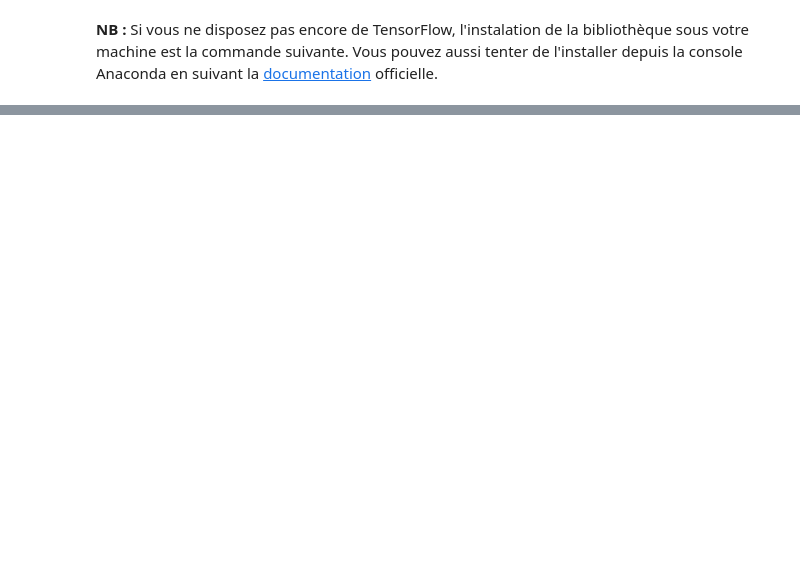
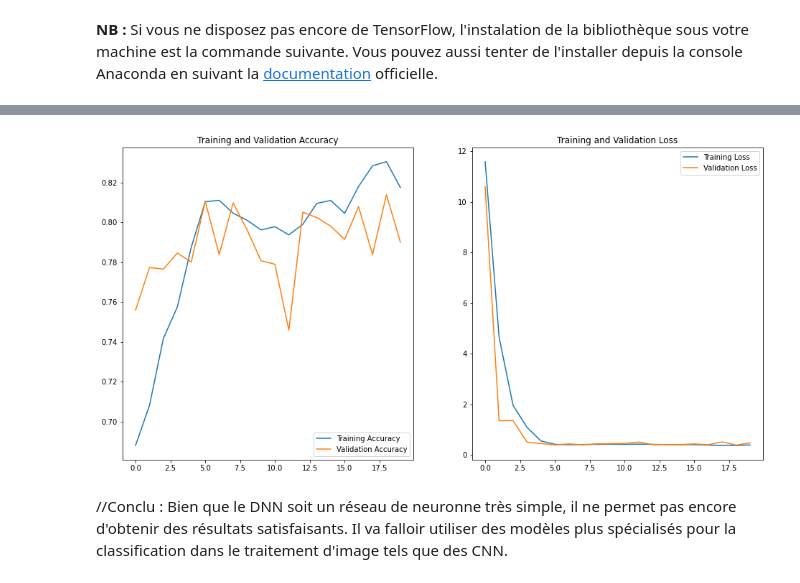
Before and after one commit to NHURTEVENT/Projet-data-science-livrable-2, a Jupyter notebook: Livrable 2.ipynb, the cells around one changed output, grey strips where cells are left out. Saved outputs shown, nothing was run; the diff lists cells and outputs as text; code cells hidden in the pictures; blank space fills up the shorter version.

```diff
--- a/Livrable 2.ipynb
+++ b/Livrable 2.ipynb
@@ -306,9 +384,9 @@ plt.legend(loc='lower right')
 # %%
 model_dense = tf.keras.Sequential([
-#     layers.experimental.preprocessing.Rescaling(1./255, input_shape=(img_height, img_width, 3)),
-    tf.keras.layers.Flatten(input_shape=(img_height, img_width,3)),
+    layers.experimental.preprocessing.Rescaling(1./255, input_shape=(img_height, img_width, 3)),
+    tf.keras.layers.Flatten(),
     tf.keras.layers.Dense(128, activation='relu'),
-    tf.keras.layers.Dense(10)
+    tf.keras.layers.Dense(2)
 ])
 # %%
 model_dense.summary()
@@ -426,0 +410,11 @@ print(test_acc)
+# %%
+model_dense.compile(optimizer='adam',
+              loss=tf.keras.losses.SparseCategoricalCrossentropy(from_logits=True),
+              metrics=['accuracy'])
+
+epochs=20
+history =  model_dense.fit(
+  train_set,
+  validation_data=test_set,
+  epochs=epochs
+)
@@ -426,0 +439,28 @@ print(test_acc)
+# %%
+acc = history.history['accuracy']
+val_acc = history.history['val_accuracy']
+model_dnn_acc = val_acc
+
+loss = history.history['loss']
+val_loss = history.history['val_loss']
+
+epochs_range = range(epochs)
+
+plt.figure(figsize=(16, 8))
+plt.subplot(1, 2, 1)
+plt.plot(epochs_range, acc, label='Training Accuracy')
+plt.plot(epochs_range, val_acc, label='Validation Accuracy')
+plt.legend(loc='lower right')
+plt.title('Training and Validation Accuracy')
+
+plt.subplot(1, 2, 2)
+plt.plot(epochs_range, loss, label='Training Loss')
+plt.plot(epochs_range, val_loss, label='Validation Loss')
+plt.legend(loc='upper right')
+plt.title('Training and Validation Loss')
+plt.show()
+# %% [output]
+[figure, added]
+# %% [markdown]
+//Conclu :
+Bien que le DNN soit un réseau de neuronne très simple, il ne permet pas encore d'obtenir des résultats satisfaisants. Il va falloir utiliser des modèles plus spécialisés pour la classification dans le traitement d'image tels que des CNN.
```
Also changed, not shown: parts of 75 cells of this notebook.
